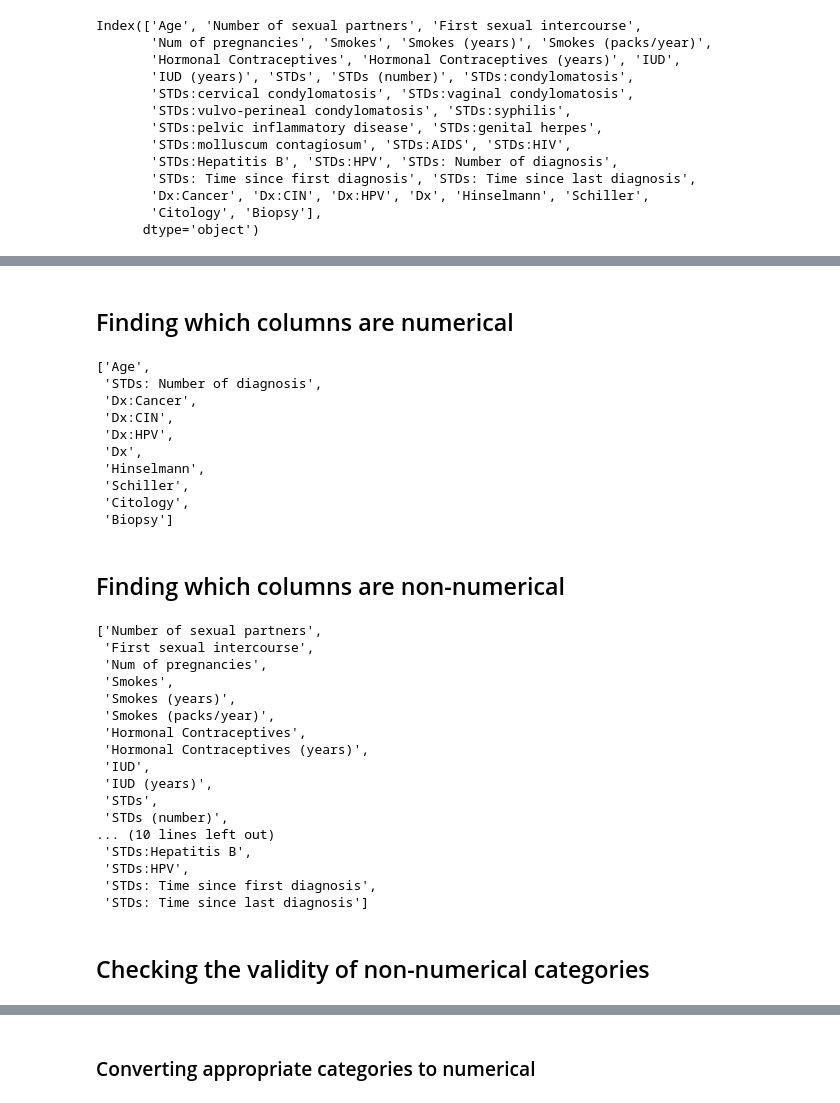
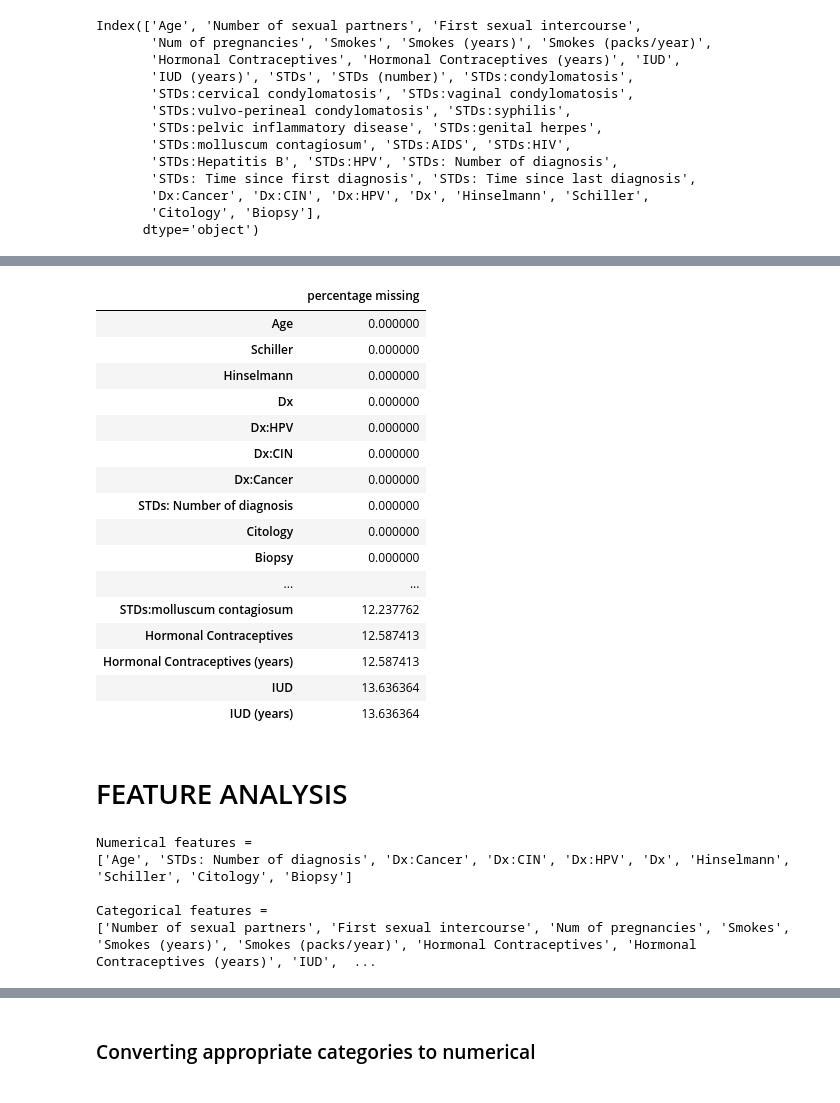
Before and after one commit to Shruti-Kaushal/Constructing-Risk-Profiles-for-Cervical-Cancer, a Jupyter notebook: Exploratory Analysis and Visualization.ipynb, the cells around one changed output, grey strips where cells are left out. Cells and saved outputs as stored; diff of their text form; code cells hidden in the pictures.

```diff
--- a/Exploratory Analysis and Visualization.ipynb
+++ b/Exploratory Analysis and Visualization.ipynb
@@ -44,47 +65,42 @@ Index(['Age', 'Number of sexual partners', 'First sexual intercourse',
+# %%
+missing_df = (100*data.isnull().sum()/858).to_frame()
+missing_df.columns = ['percentage missing']
+missing_df.sort_values(by = 'percentage missing')
+# %% [output]
+|  | percentage missing |
+| Age | 0.000000 |
+| Schiller | 0.000000 |
+| Hinselmann | 0.000000 |
+| Dx | 0.000000 |
+| Dx:HPV | 0.000000 |
+| Dx:CIN | 0.000000 |
+| Dx:Cancer | 0.000000 |
+| STDs: Number of diagnosis | 0.000000 |
+| Citology | 0.000000 |
+| Biopsy | 0.000000 |
+| ... | ... |
+| STDs:molluscum contagiosum | 12.237762 |
+| Hormonal Contraceptives | 12.587413 |
+| Hormonal Contraceptives (years) | 12.587413 |
+| IUD | 13.636364 |
+| IUD (years) | 13.636364 |
 # %% [markdown]
-## Finding which columns are numerical
+# FEATURE ANALYSIS
 # %%
 numerics = ['int16', 'int32', 'int64', 'float16', 'float32', 'float64']
 newdf = data.select_dtypes(include=numerics)
 numerical_columns = list(newdf.columns)
 
-numerical_columns
+non_numeric = []
+for c in list(data.columns):
+    if c not in numerical_columns:
+        non_numeric.append(c)
+
+print('Numerical features = \n{}'.format(numerical_columns))
+print('\nCategorical features = \n{}'.format(non_numeric))
 # %% [output]
-['Age',
- 'STDs: Number of diagnosis',
- 'Dx:Cancer',
- 'Dx:CIN',
- 'Dx:HPV',
- 'Dx',
- 'Hinselmann',
- 'Schiller',
- 'Citology',
- 'Biopsy']
+Numerical features =
+['Age', 'STDs: Number of diagnosis', 'Dx:Cancer', 'Dx:CIN', 'Dx:HPV', 'Dx', 'Hinselmann', 'Schiller', 'Citology', 'Biopsy']
+
+Categorical features =
+['Number of sexual partners', 'First sexual intercourse', 'Num of pregnancies', 'Smokes', 'Smokes (years)', 'Smokes (packs/year)', 'Hormonal Contraceptives', 'Hormonal Contraceptives (years)', 'IUD',  ...
-# %% [markdown]
-## Finding which columns are non-numerical
-# %%
-non_numeric = []
-for c in list(data.columns):
-    if c not in numerical_columns:
-        non_numeric.append(c)
-non_numeric
-# %% [output]
-['Number of sexual partners',
- 'First sexual intercourse',
- 'Num of pregnancies',
- 'Smokes',
- 'Smokes (years)',
- 'Smokes (packs/year)',
- 'Hormonal Contraceptives',
- 'Hormonal Contraceptives (years)',
- 'IUD',
- 'IUD (years)',
- 'STDs',
- 'STDs (number)',
-... (10 lines left out)
- 'STDs:Hepatitis B',
- 'STDs:HPV',
- 'STDs: Time since first diagnosis',
- 'STDs: Time since last diagnosis']
-# %% [markdown]
-## Checking the validity of non-numerical categories
```
Also changed, not shown: parts of 31 cells of this notebook, 2 other files.
